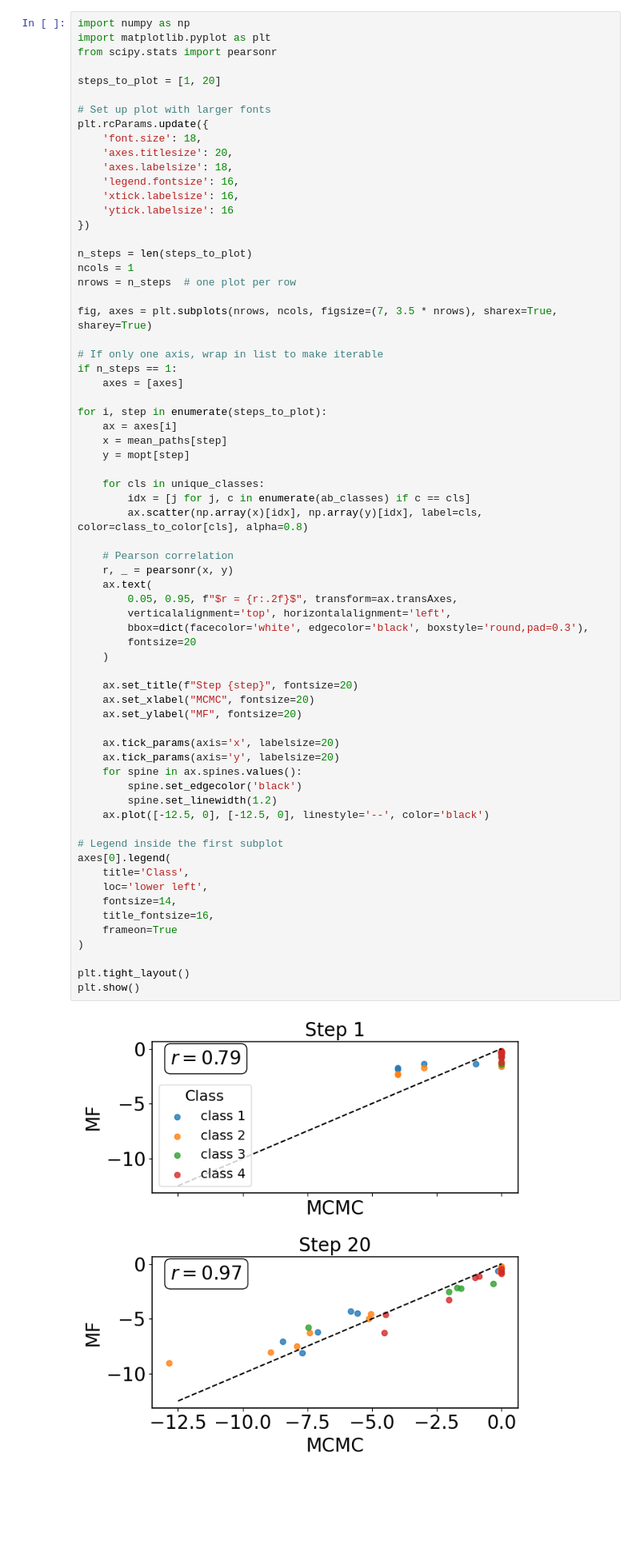
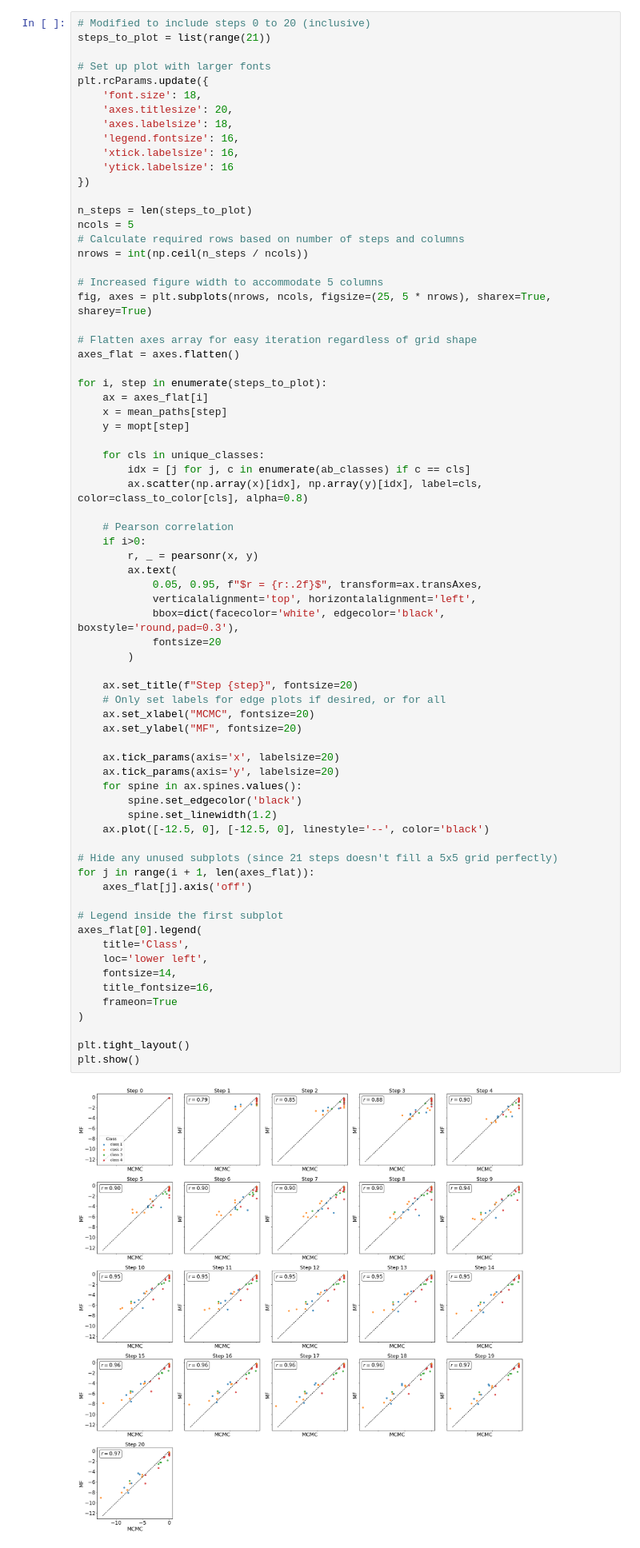
Before and after one commit to m-huot/ESCAPE_PATHS, a Jupyter notebook: mean_field_theory/Figure S5.ipynb, the cells around one changed output. Shown at 80% size. Drawn from its saved outputs; the diff is of its cells as text; blank space fills up the shorter version.

```diff
--- a/mean_field_theory/Figure S5.ipynb
+++ b/mean_field_theory/Figure S5.ipynb
@@ -302,9 +265,6 @@ plt.show()
 # %%
-import numpy as np
-import matplotlib.pyplot as plt
-from scipy.stats import pearsonr
-
-steps_to_plot = [1, 20]
+# Modified to include steps 0 to 20 (inclusive)
+steps_to_plot = list(range(21))
 
 # Set up plot with larger fonts
 plt.rcParams.update({
@@ -317,54 +277,61 @@ plt.rcParams.update({
 })
 
 n_steps = len(steps_to_plot)
-ncols = 1
-nrows = n_steps  # one plot per row
+ncols = 5
+# Calculate required rows based on number of steps and columns
+nrows = int(np.ceil(n_steps / ncols))
 
-fig, axes = plt.subplots(nrows, ncols, figsize=(7, 3.5 * nrows), sharex=True, sharey=True)
+# Increased figure width to accommodate 5 columns
+fig, axes = plt.subplots(nrows, ncols, figsize=(25, 5 * nrows), sharex=True, sharey=True)
 
-# If only one axis, wrap in list to make iterable
-if n_steps == 1:
-    axes = [axes]
+# Flatten axes array for easy iteration regardless of grid shape
+axes_flat = axes.flatten()
 
 for i, step in enumerate(steps_to_plot):
-    ax = axes[i]
+    ax = axes_flat[i]
     x = mean_paths[step]
     y = mopt[step]
 
     for cls in unique_classes:
         idx = [j for j, c in enumerate(ab_classes) if c == cls]
         ax.scatter(np.array(x)[idx], np.array(y)[idx], label=cls, color=class_to_color[cls], alpha=0.8)
 
     # Pearson correlation
-    r, _ = pearsonr(x, y)
-    ax.text(
-        0.05, 0.95, f"$r = {r:.2f}$", transform=ax.transAxes,
-        verticalalignment='top', horizontalalignment='left',
-        bbox=dict(facecolor='white', edgecolor='black', boxstyle='round,pad=0.3'),
-        fontsize=20
-    )
+    if i>0:
+        r, _ = pearsonr(x, y)
+        ax.text(
+            0.05, 0.95, f"$r = {r:.2f}$", transform=ax.transAxes,
+            verticalalignment='top', horizontalalignment='left',
+            bbox=dict(facecolor='white', edgecolor='black', boxstyle='round,pad=0.3'),
+            fontsize=20
+        )
 
     ax.set_title(f"Step {step}", fontsize=20)
+    # Only set labels for edge plots if desired, or for all
     ax.set_xlabel("MCMC", fontsize=20)
     ax.set_ylabel("MF", fontsize=20)
 
     ax.tick_params(axis='x', labelsize=20)
     ax.tick_params(axis='y', labelsize=20)
     for spine in ax.spines.values():
         spine.set_edgecolor('black')
         spine.set_linewidth(1.2)
     ax.plot([-12.5, 0], [-12.5, 0], linestyle='--', color='black')
 
+# Hide any unused subplots (since 21 steps doesn't fill a 5x5 grid perfectly)
+for j in range(i + 1, len(axes_flat)):
+    axes_flat[j].axis('off')
+
 # Legend inside the first subplot
-axes[0].legend(
+axes_flat[0].legend(
     title='Class',
     loc='lower left',
     fontsize=14,
     title_fontsize=16,
     frameon=True
 )
 
 plt.tight_layout()
 plt.show()
 # %% [output]
-[figure, old version]
+[figure, new version]
```
Also changed, not shown: parts of 10 cells of this notebook, 16 other files.
